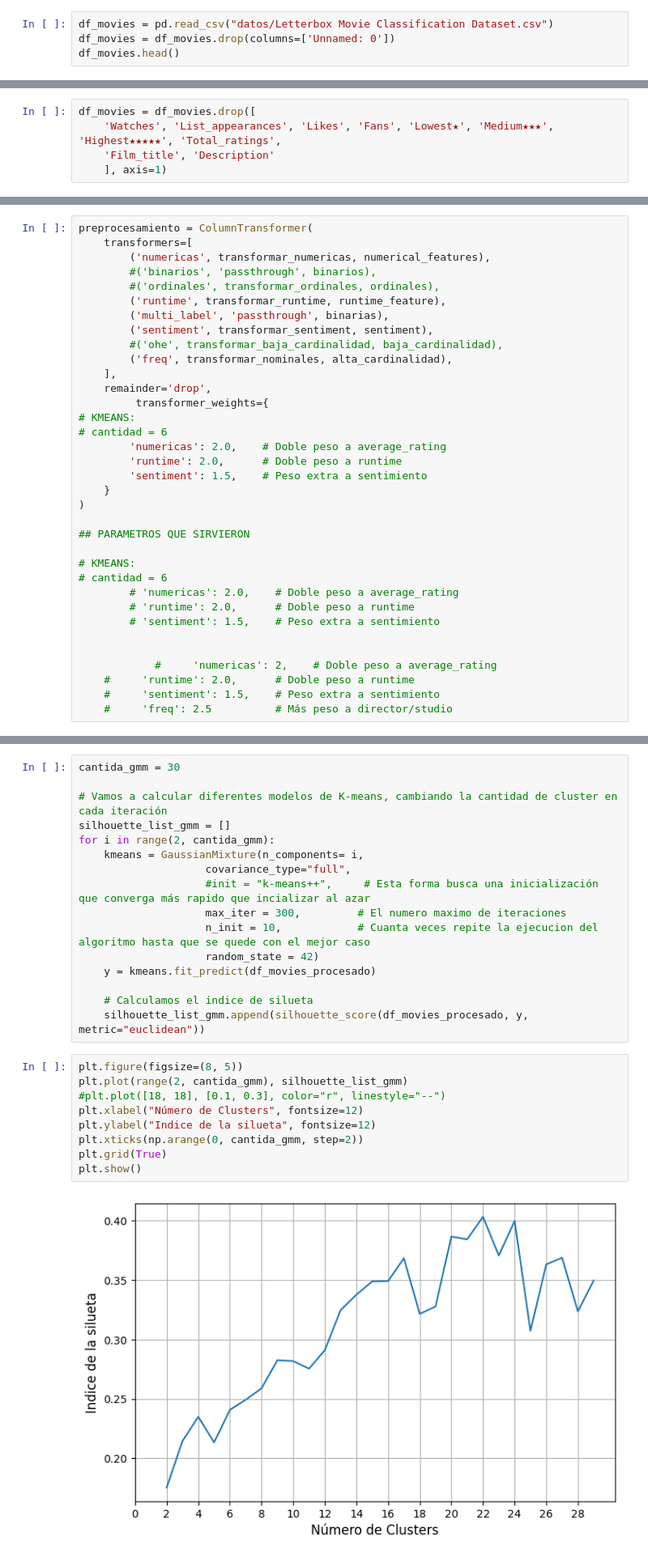
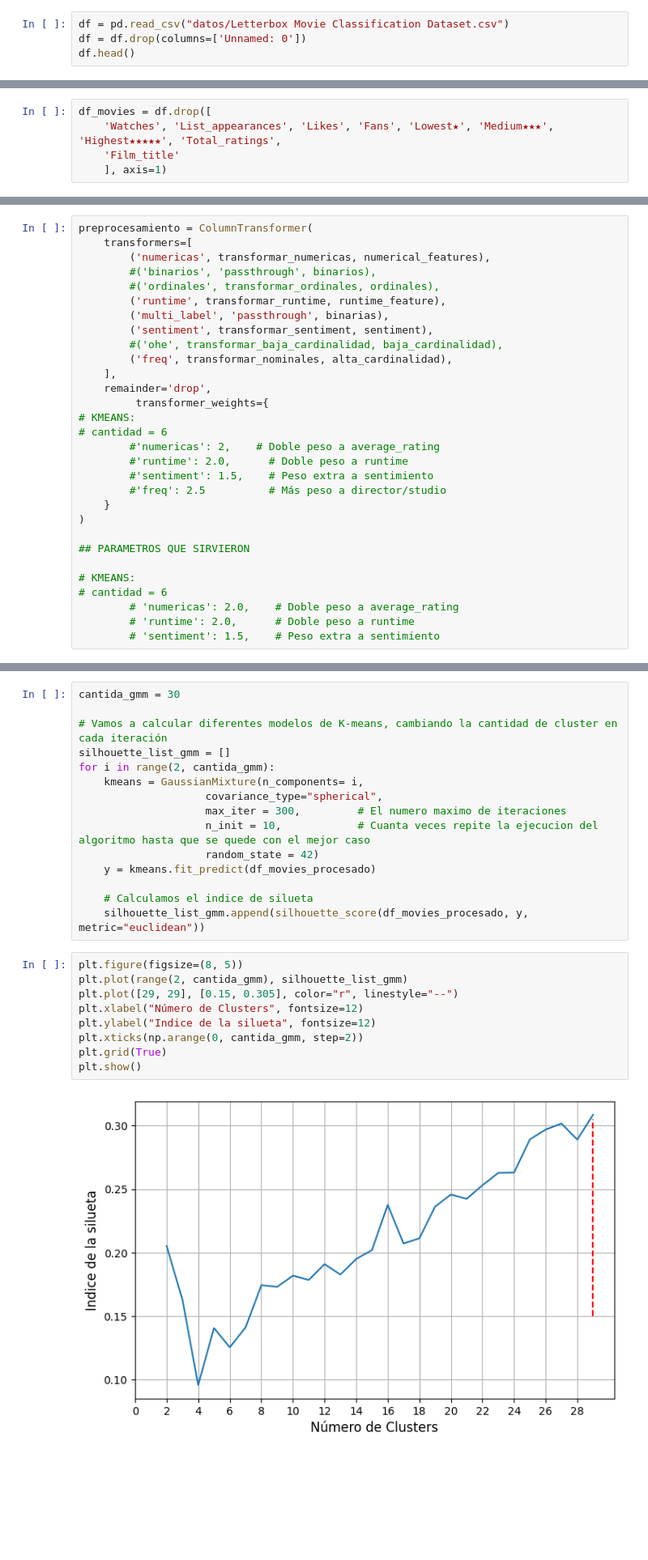
Before and after one commit to SantiagoCasado/Trabajo-Practica-Final, a Jupyter notebook: AdM_TP_codigo.ipynb, the cells around one changed output, grey strips where cells are left out. Shown at 81% size. Drawn from its saved outputs; the diff is of its cells as text; blank space fills up the shorter version.

```diff
--- a/AdM_TP_codigo.ipynb
+++ b/AdM_TP_codigo.ipynb
@@ -3,9 +3,9 @@
 # %%
 import pandas as pd
 # %%
-df_movies = pd.read_csv("datos/Letterbox Movie Classification Dataset.csv")
-df_movies = df_movies.drop(columns=['Unnamed: 0'])
-df_movies.head()
+df = pd.read_csv("datos/Letterbox Movie Classification Dataset.csv")
+df = df.drop(columns=['Unnamed: 0'])
+df.head()
 # %% [output]
 |  | Film_title | Director | Average_rating | Genres | Runtime | Original_language | Description | Studios | ... |
 | 0 | The Fan | Eckhart Schmidt | 3.57 | ['Horror', 'Drama'] | 92.0 | German | The hero-worship that Simone has ... | ['Barbara Moorse Workshop'] | ... |
@@ -18,9 +18,9 @@ df_movies.head()
 # %% [markdown]
 #### Eliminacion de variables (consideradas ruidosas para un modelo de cluster)
 # %%
-df_movies = df_movies.drop([
+df_movies = df.drop([
     'Watches', 'List_appearances', 'Likes', 'Fans', 'Lowest★', 'Medium★★★', 'Highest★★★★★', 'Total_ratings',
-    'Film_title', 'Description'
+    'Film_title'
     ], axis=1)
 # %% [markdown]
 #### `Sentiment`
@@ -300,9 +309,10 @@ preprocesamiento = ColumnTransformer(
          transformer_weights={
 # KMEANS:
 # cantidad = 6
-        'numericas': 2.0,    # Doble peso a average_rating
-        'runtime': 2.0,      # Doble peso a runtime
-        'sentiment': 1.5,    # Peso extra a sentimiento
+        #'numericas': 2,    # Doble peso a average_rating
+        #'runtime': 2.0,      # Doble peso a runtime
+        #'sentiment': 1.5,    # Peso extra a sentimiento
+        #'freq': 2.5          # Más peso a director/studio
     }
 )
 
@@ -313,12 +323,6 @@ preprocesamiento = ColumnTransformer(
         # 'numericas': 2.0,    # Doble peso a average_rating
         # 'runtime': 2.0,      # Doble peso a runtime
         # 'sentiment': 1.5,    # Peso extra a sentimiento
-
-
-            #     'numericas': 2,    # Doble peso a average_rating
-    #     'runtime': 2.0,      # Doble peso a runtime
-    #     'sentiment': 1.5,    # Peso extra a sentimiento
-    #     'freq': 2.5          # Más peso a director/studio
 # %%
 pipeline = Pipeline(
     steps=[('preprocesamiento', preprocesamiento)]
@@ -520,8 +523,7 @@ cantida_gmm = 30
 silhouette_list_gmm = []
 for i in range(2, cantida_gmm):
     kmeans = GaussianMixture(n_components= i,
-                    covariance_type="full",
-                    #init = "k-means++",     # Esta forma busca una inicialización que converga más rapido que incializar al azar
+                    covariance_type="spherical",
                     max_iter = 300,         # El numero maximo de iteraciones
                     n_init = 10,            # Cuanta veces repite la ejecucion del algoritmo hasta que se quede con el mejor caso
                     random_state = 42)
@@ -532,11 +534,11 @@ for i in range(2, cantida_gmm):
 # %%
 plt.figure(figsize=(8, 5))
 plt.plot(range(2, cantida_gmm), silhouette_list_gmm)
-#plt.plot([18, 18], [0.1, 0.3], color="r", linestyle="--")
+plt.plot([29, 29], [0.15, 0.305], color="r", linestyle="--")
 plt.xlabel("Número de Clusters", fontsize=12)
 plt.ylabel("Indice de la silueta", fontsize=12)
 plt.xticks(np.arange(0, cantida_gmm, step=2))
 plt.grid(True)
 plt.show()
 # %% [output]
-[figure, old version]
+[figure, new version]
```
Also changed, not shown: parts of 26 cells of this notebook.
